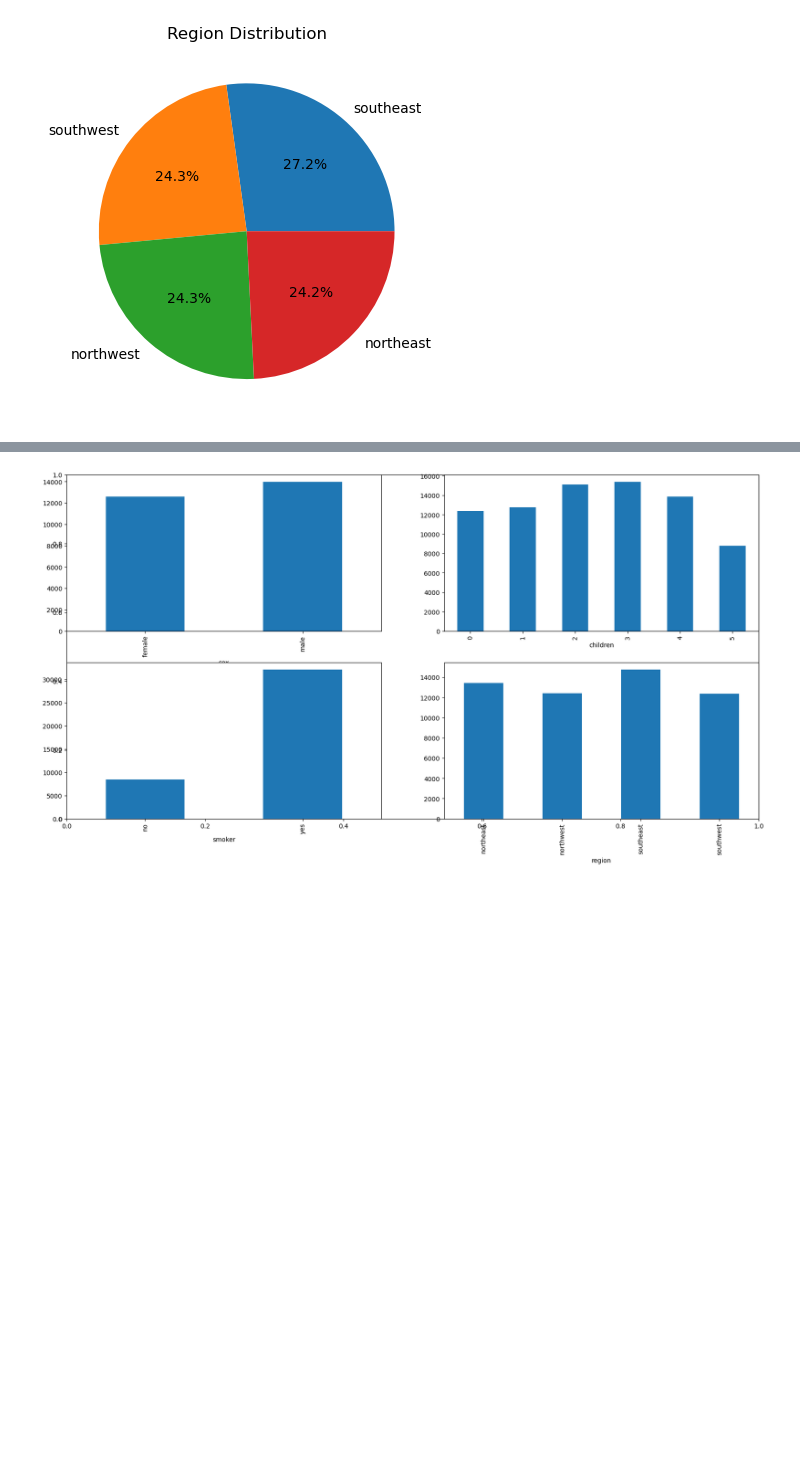
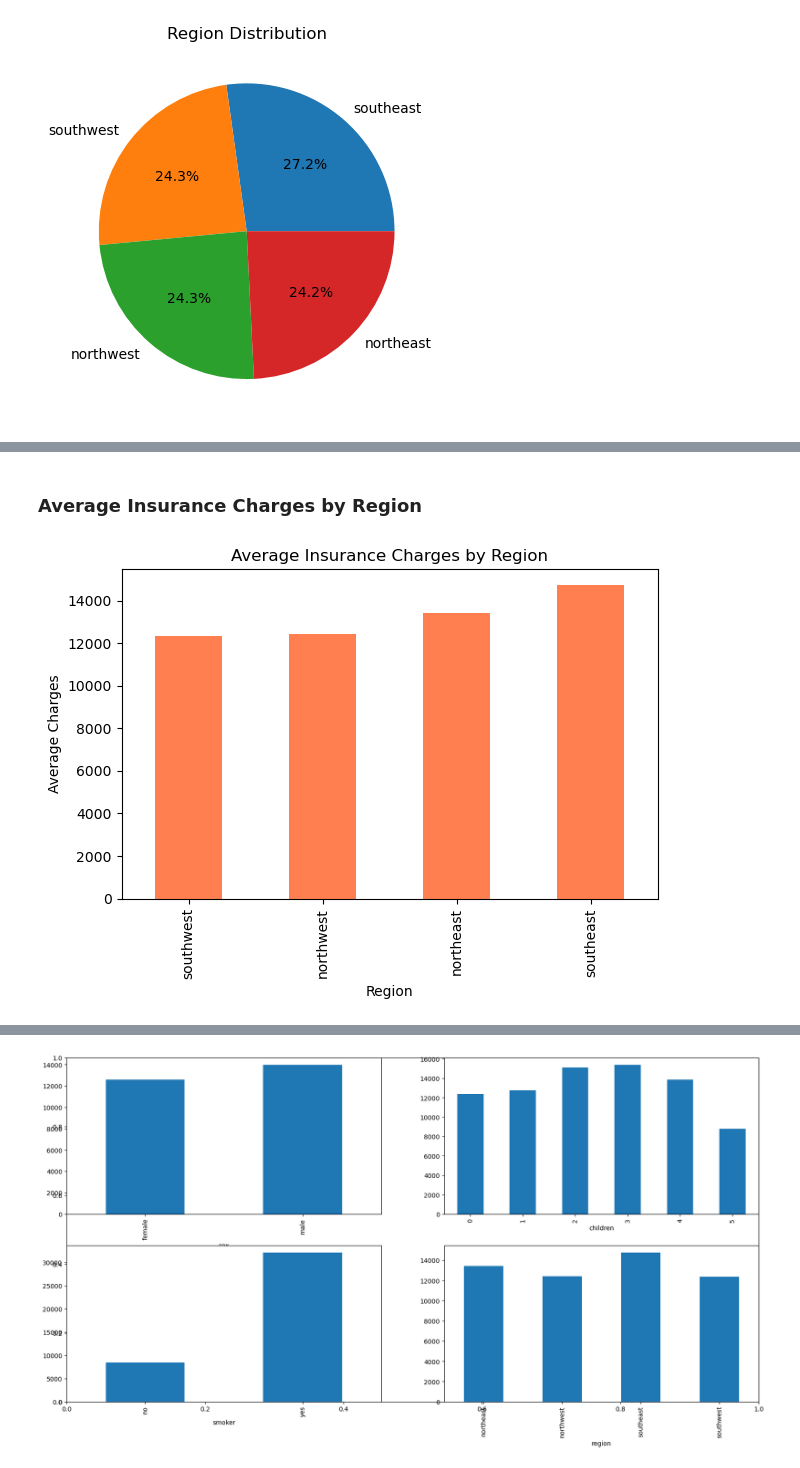
Before and after one commit to Kumpatlapavankumar/Medical-Insurance-Cost-Estimation-Using-Machine-Learning, a Jupyter notebook: Medical Insurance Cost Estimation Using Machine Learning.ipynb, the cells around one changed output, grey strips where cells are left out. Saved outputs shown, nothing was run; the diff lists cells and outputs as text; code cells hidden in the pictures; blank space fills up the shorter version.

```diff
--- a/Medical Insurance Cost Estimation Using Machine Learning.ipynb
+++ b/Medical Insurance Cost Estimation Using Machine Learning.ipynb
@@ -141,0 +167,13 @@ plt.show()
+# %% [markdown]
+### Average Insurance Charges by Region
+# %%
+region_avg = df.groupby('region')['charges'].mean().sort_values()
+
+region_avg.plot(kind='bar', color='coral')
+plt.title('Average Insurance Charges by Region')
+plt.ylabel('Average Charges')
+plt.xlabel('Region')
+plt.tight_layout()
+plt.show()
+# %% [output]
+[figure, added]
```
Also changed, not shown: parts of 13 cells of this notebook.
